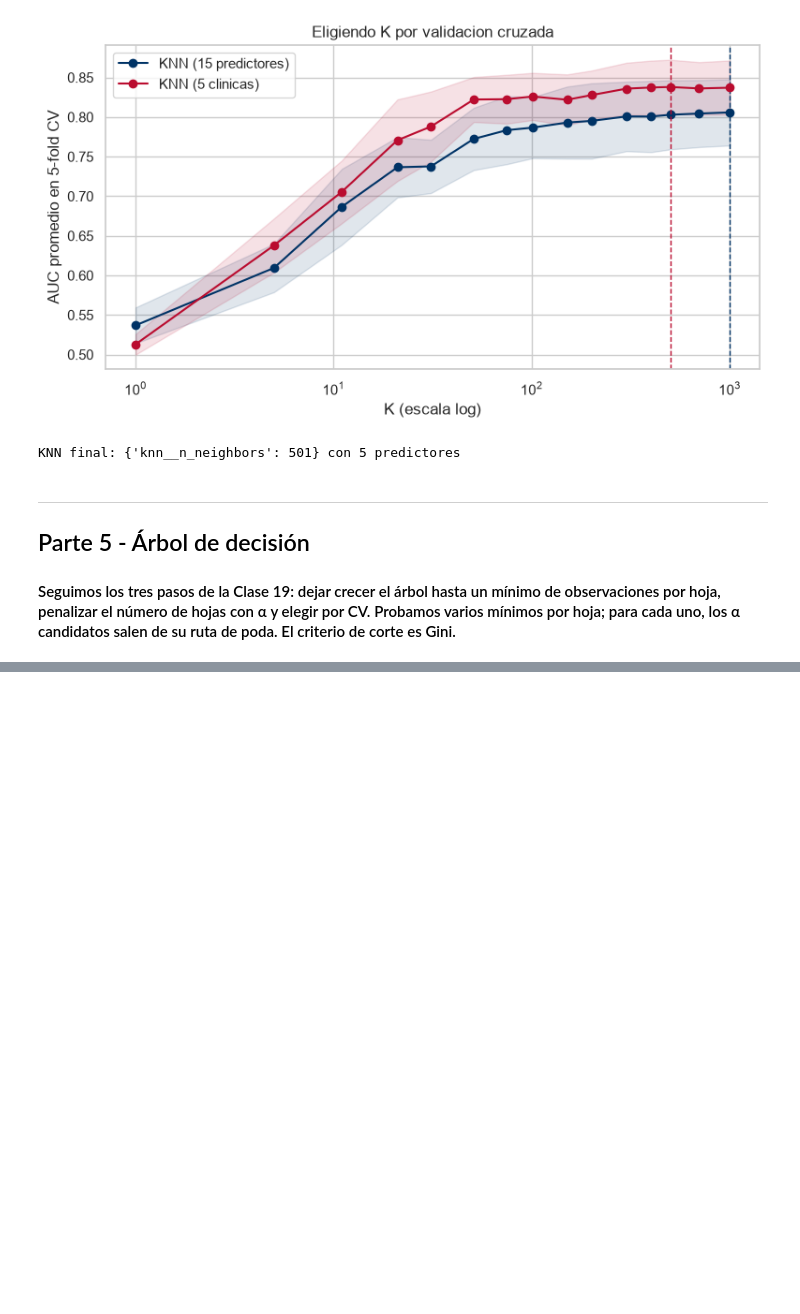
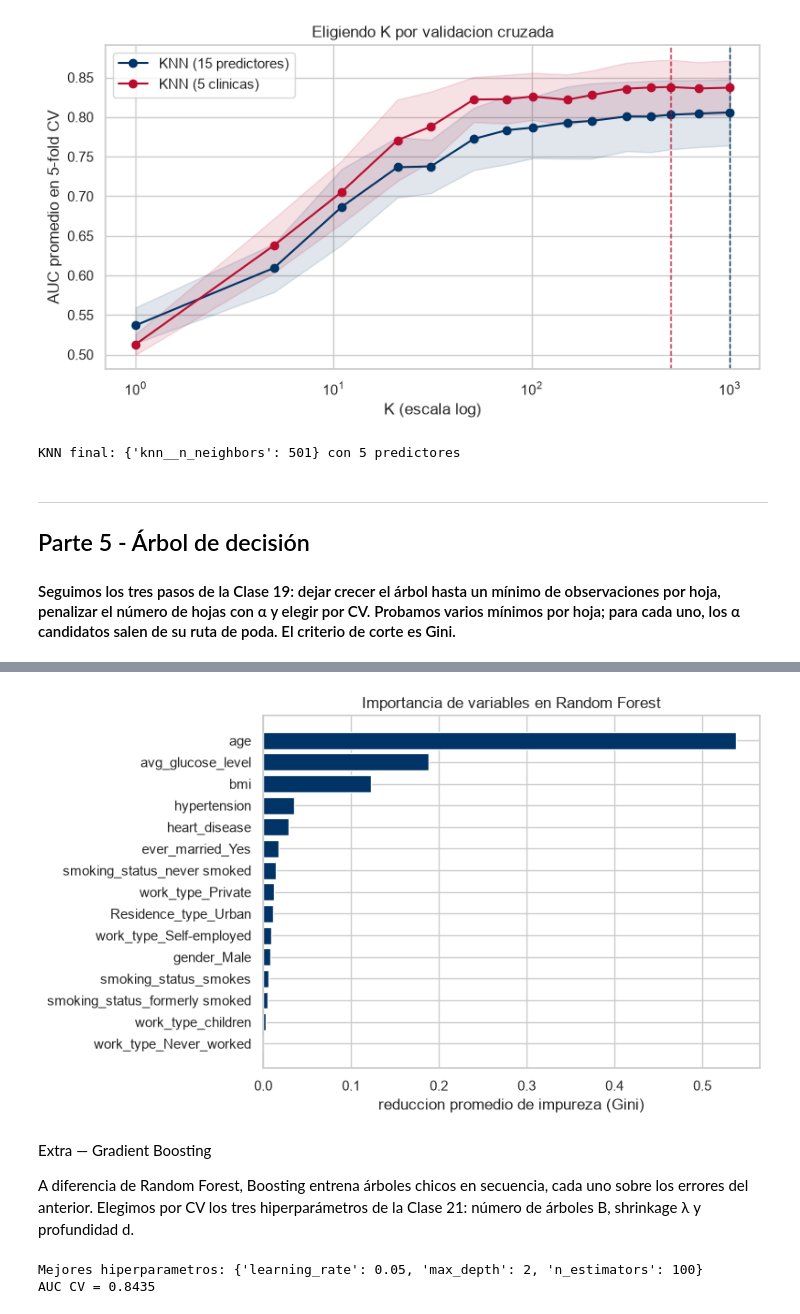
Before and after one commit to Ando0611/Proyecto_ML, a Jupyter notebook: Proyecto.ipynb, the cells around one changed output, grey strips where cells are left out. Cells and saved outputs as stored; diff of their text form; code cells hidden in the pictures; blank space fills up the shorter version.

```diff
--- a/Proyecto.ipynb
+++ b/Proyecto.ipynb
@@ -427,0 +489,15 @@ KNN final: {'knn__n_neighbors': 501} con 5 predictores
+# %%
+# Random Forest: m = variables candidatas en cada corte (None = todas = Bagging)
+rejilla_rf = {"max_features": [2, "sqrt", 6, None],
+              "min_samples_leaf": [1, 5, 20, 50, 100]}
+
+rf = GridSearchCV(RandomForestClassifier(n_estimators=300, random_state=SEED),
+                  rejilla_rf, cv=cv, scoring="roc_auc", n_jobs=-1)
+rf.fit(X_train, y_train)
+
+print("Mejores hiperparametros:", rf.best_params_)
+print(f"AUC CV = {rf.best_score_:.4f}")
+
+res_rf = pd.DataFrame(rf.cv_results_)
+res_rf["m"] = ["todas (Bagging)" if d["max_features"] is None else str(d["max_features"]) for d in res_rf["params"]]
+display(res_rf.pivot(index="param_min_samples_leaf", columns="m", values="mean_test_score").round(4))
@@ -427,0 +514,29 @@ KNN final: {'knn__n_neighbors': 501} con 5 predictores
+# %%
+# importancia de variables: reduccion promedio de Gini a lo largo de los 300 arboles
+importancias = pd.Series(rf.best_estimator_.feature_importances_, index=X_train.columns).sort_values()
+plt.figure(figsize=(7, 5))
+plt.barh(importancias.index, importancias.values, color=UP_BLUE)
+plt.title("Importancia de variables en Random Forest")
+plt.xlabel("reduccion promedio de impureza (Gini)")
+plt.show()
+# %% [output]
+[figure, added]
+# %% [markdown]
+Extra — Gradient Boosting
+
+A diferencia de Random Forest, Boosting entrena árboles chicos en secuencia, cada uno sobre los errores del anterior. Elegimos por CV los tres hiperparámetros de la Clase 21: número de árboles B, shrinkage λ y profundidad d.
+# %%
+# (extra) Gradient Boosting: B, lambda y d elegidos por CV
+rejilla_gb = {"n_estimators": [100, 300, 500],       # B
+              "learning_rate": [0.01, 0.05, 0.1],    # lambda
+              "max_depth": [1, 2, 3]}                # d
+
+gb = GridSearchCV(GradientBoostingClassifier(random_state=SEED),
+                  rejilla_gb, cv=cv, scoring="roc_auc", n_jobs=-1)
+gb.fit(X_train, y_train)
+
+print("Mejores hiperparametros:", gb.best_params_)
+print(f"AUC CV = {gb.best_score_:.4f}")
+# %% [output]
+Mejores hiperparametros: {'learning_rate': 0.05, 'max_depth': 2, 'n_estimators': 100}
+AUC CV = 0.8435
```
Also changed, not shown: parts of 19 cells of this notebook.
